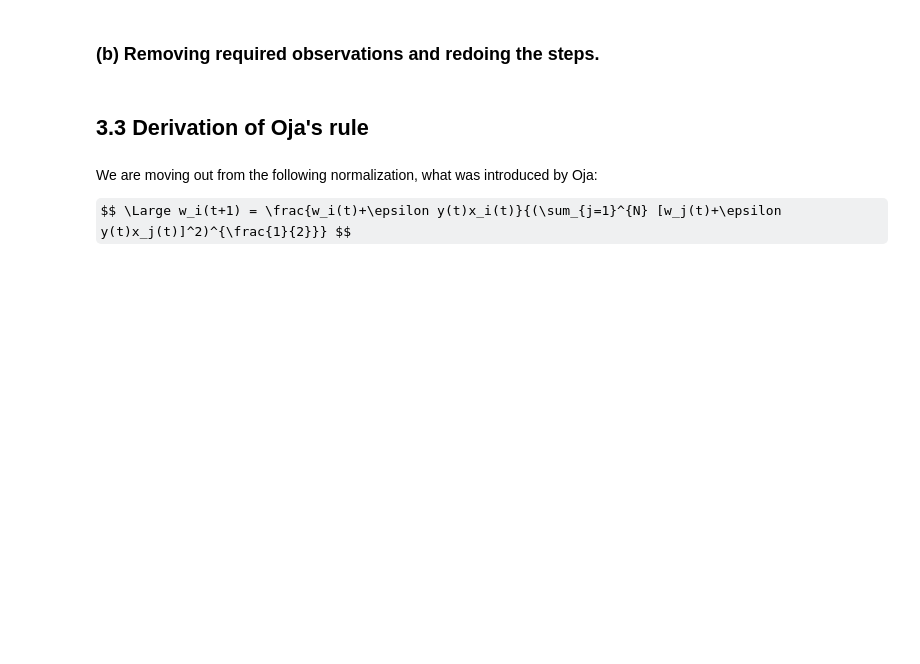
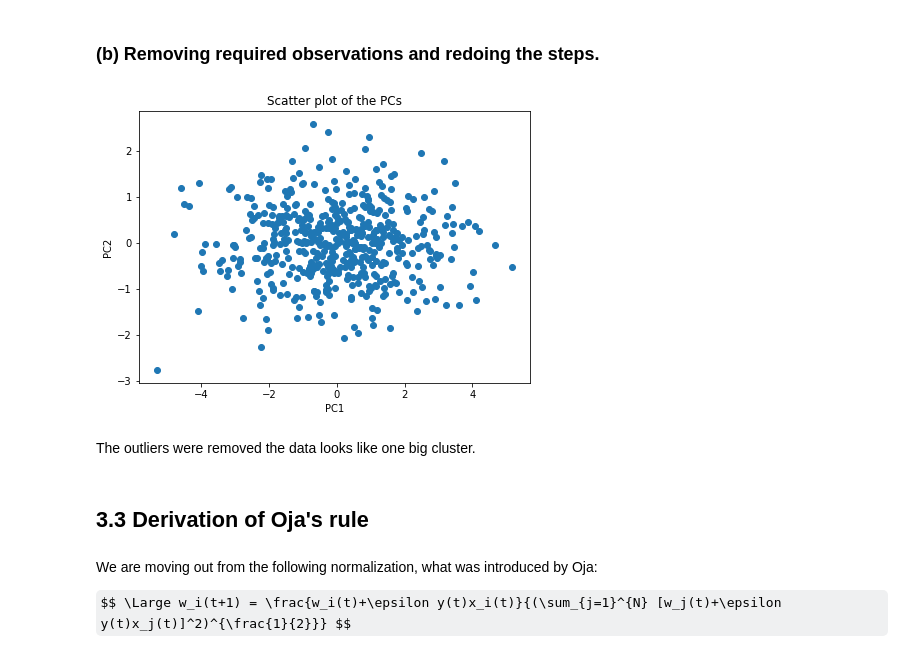
Before and after one commit to davidmunkacsi93/machine-intelligence, a Jupyter notebook: 03_Preprocessing/03_OnlinePCA.ipynb, the cells around one changed output. Cells and saved outputs as stored; diff of their text form; code cells hidden in the pictures; some formulas as TeX source; blank space fills up the shorter version.

```diff
--- a/03_Preprocessing/03_OnlinePCA.ipynb
+++ b/03_Preprocessing/03_OnlinePCA.ipynb
@@ -7,5 +33,27 @@
 # %% [markdown]
 ### (b) Removing required observations and redoing the steps.
+# %%
+data2D = data2D.drop([16, 156])
+meanVector2D = np.mean(data2D)
+centeredData2D = data2D - meanVector2D
+covarianceMatrix2D = np.cov(centeredData2D.T)
+eigenvalues2D, eigenvectors2D = np.linalg.eig(covarianceMatrix2D)
+orderedIndices2D = np.argsort(eigenvalues2D)[::-1]
+orderedEigenvalues2D = eigenvalues2D[orderedIndices2D]
+orderedEigenvectors2D = eigenvectors2D[orderedIndices2D]
+pcaData2D = np.dot(centeredData2D, orderedEigenvectors2D)
+
+# Plotting the results.
+plt.figure(figsize=(7,5))
+plt.scatter(pcaData2D[:,0], pcaData2D[:,1])
+plt.title("Scatter plot of the PCs")
+plt.xlabel("PC1")
+plt.ylabel("PC2")
+plt.show()
+# %% [output]
+[figure, added]
+# %% [markdown]
+The outliers were removed the data looks like one big cluster.
 # %% [markdown]
 ## 3.3 Derivation of Oja's rule
 # %% [markdown]
```
Also changed, not shown: parts of 3 cells of this notebook.
